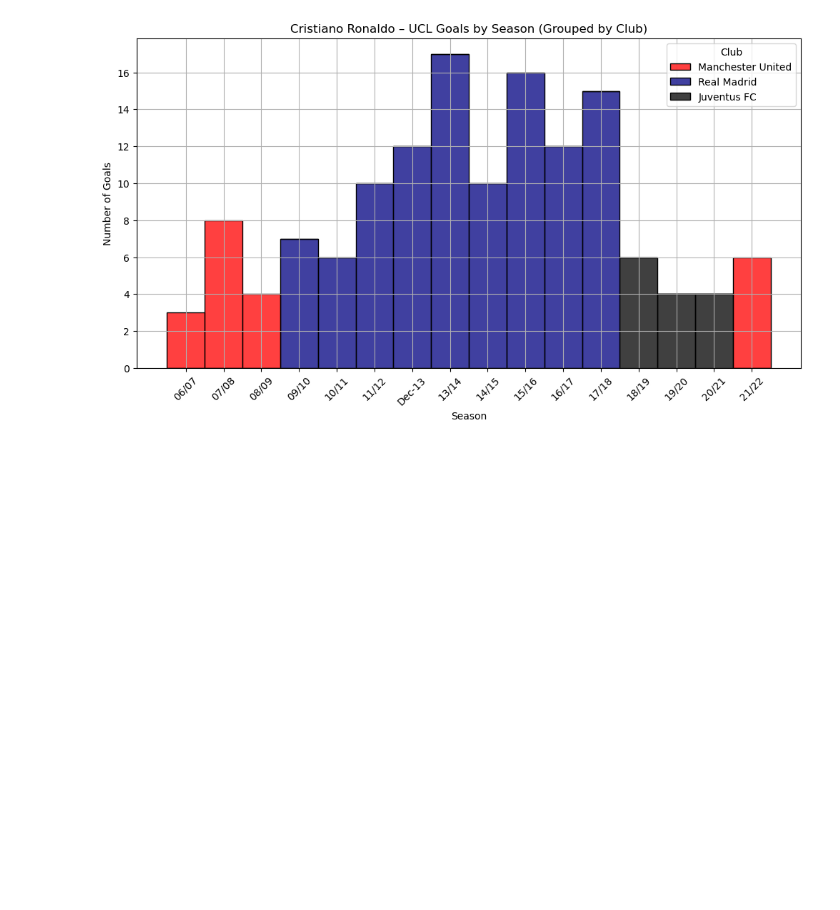
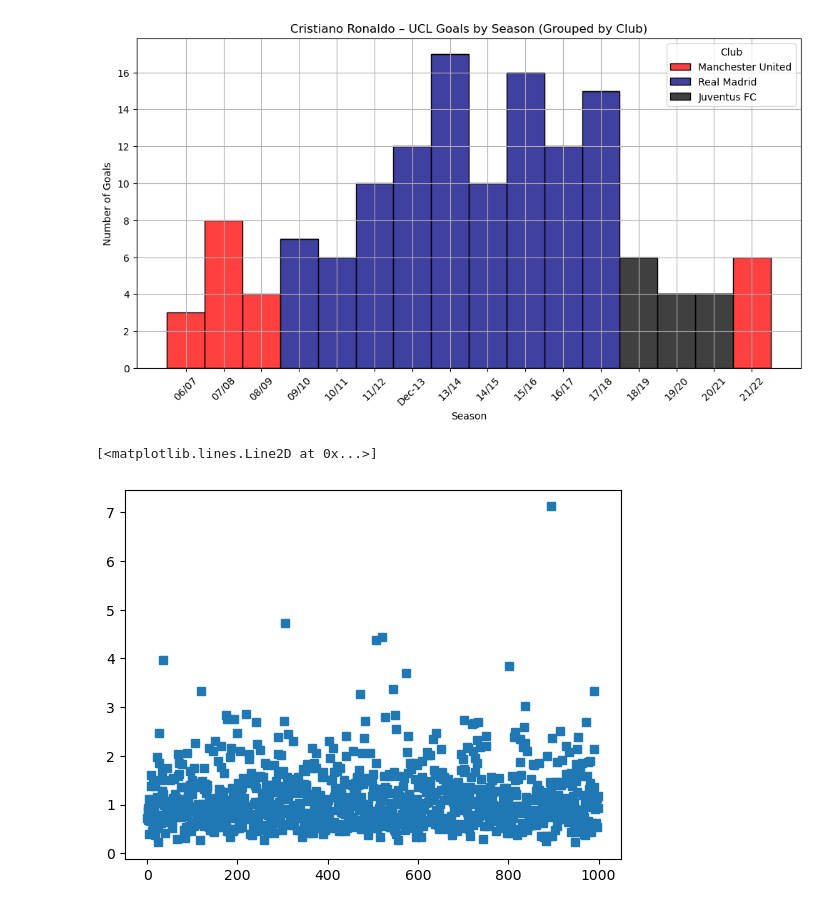
Before and after one commit to sorushikesh/coreDataScience, a Jupyter notebook: notebooks/visualization/histogram.ipynb, the cells around one changed output. Cells and saved outputs as stored; diff of their text form; code cells hidden in the pictures; blank space fills up the shorter version.

```diff
--- a/notebooks/visualization/histogram.ipynb
+++ b/notebooks/visualization/histogram.ipynb
@@ -150,3 +150,11 @@ plt.grid(True)
 plt.show()
 # %% [output]
 [figure]
+# %%
+# Log normal distribution data
+n = 1000
+data = np.exp(np.random.randn(n)/2)
+plt.plot(data, "s")
+# %% [output]
+[<matplotlib.lines.Line2D at 0x...>]
+[figure, added]
```
Also changed, not shown: parts of 1 cell of this notebook.
